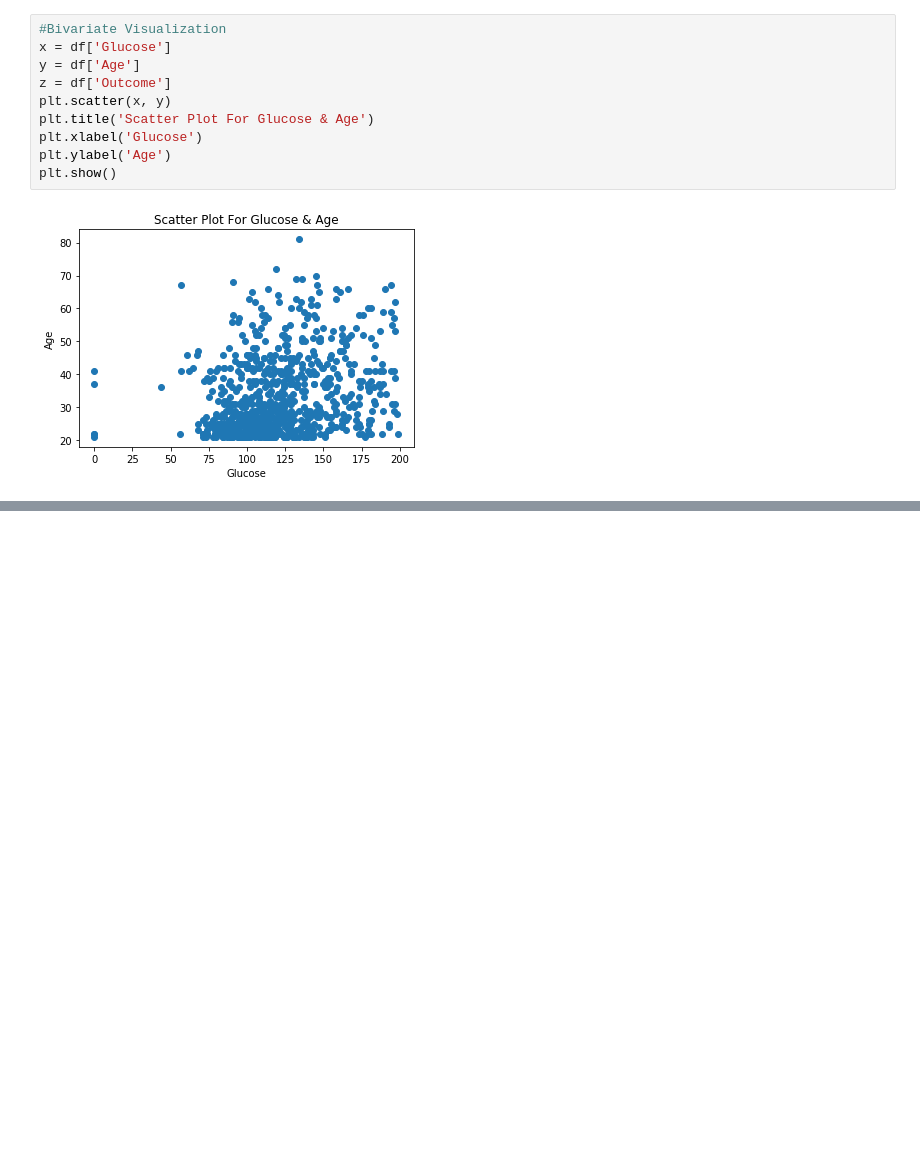
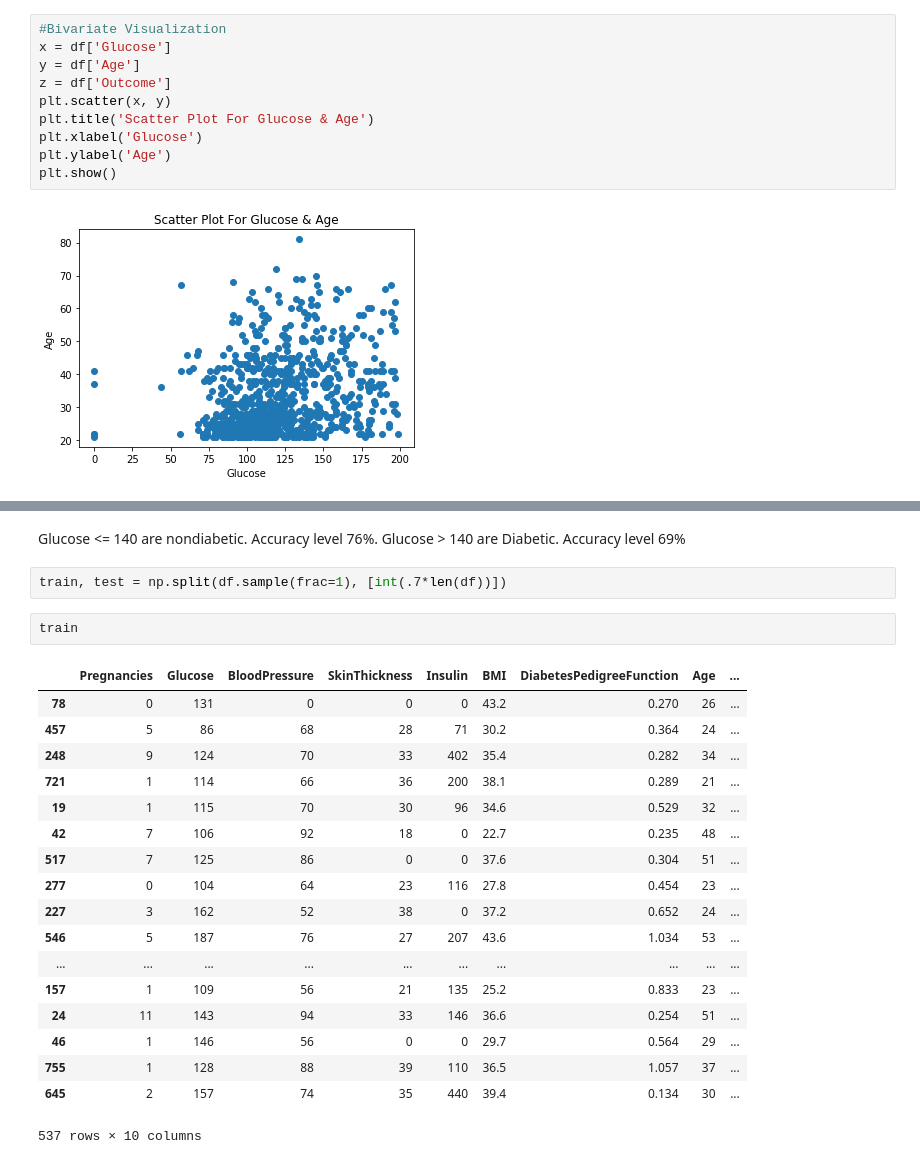
Before and after one commit to anshumandash/MyAnalyticsWorld, a Jupyter notebook: Diabetes Analysis.ipynb, the cells around one changed output, grey strips where cells are left out. Saved outputs shown, nothing was run; the diff lists cells and outputs as text; blank space fills up the shorter version.

```diff
--- a/Diabetes Analysis.ipynb
+++ b/Diabetes Analysis.ipynb
@@ -152,0 +198,25 @@ plt.show()
+# %% [markdown]
+Glucose <= 140 are nondiabetic. Accuracy level 76%. Glucose > 140 are Diabetic. Accuracy level 69%
+# %%
+train, test = np.split(df.sample(frac=1), [int(.7*len(df))])
+# %%
+train
+# %% [output]
+|  | Pregnancies | Glucose | BloodPressure | SkinThickness | Insulin | BMI | DiabetesPedigreeFunction | Age | ... |
+| 78 | 0 | 131 | 0 | 0 | 0 | 43.2 | 0.270 | 26 | ... |
+| 457 | 5 | 86 | 68 | 28 | 71 | 30.2 | 0.364 | 24 | ... |
+| 248 | 9 | 124 | 70 | 33 | 402 | 35.4 | 0.282 | 34 | ... |
+| 721 | 1 | 114 | 66 | 36 | 200 | 38.1 | 0.289 | 21 | ... |
+| 19 | 1 | 115 | 70 | 30 | 96 | 34.6 | 0.529 | 32 | ... |
+| 42 | 7 | 106 | 92 | 18 | 0 | 22.7 | 0.235 | 48 | ... |
+| 517 | 7 | 125 | 86 | 0 | 0 | 37.6 | 0.304 | 51 | ... |
+| 277 | 0 | 104 | 64 | 23 | 116 | 27.8 | 0.454 | 23 | ... |
+| 227 | 3 | 162 | 52 | 38 | 0 | 37.2 | 0.652 | 24 | ... |
+| 546 | 5 | 187 | 76 | 27 | 207 | 43.6 | 1.034 | 53 | ... |
+| ... | ... | ... | ... | ... | ... | ... | ... | ... | ... |
+| 157 | 1 | 109 | 56 | 21 | 135 | 25.2 | 0.833 | 23 | ... |
+| 24 | 11 | 143 | 94 | 33 | 146 | 36.6 | 0.254 | 51 | ... |
+| 46 | 1 | 146 | 56 | 0 | 0 | 29.7 | 0.564 | 29 | ... |
+| 755 | 1 | 128 | 88 | 39 | 110 | 36.5 | 1.057 | 37 | ... |
+| 645 | 2 | 157 | 74 | 35 | 440 | 39.4 | 0.134 | 30 | ... |
+537 rows × 10 columns
```
Also changed, not shown: parts of 15 cells of this notebook.
